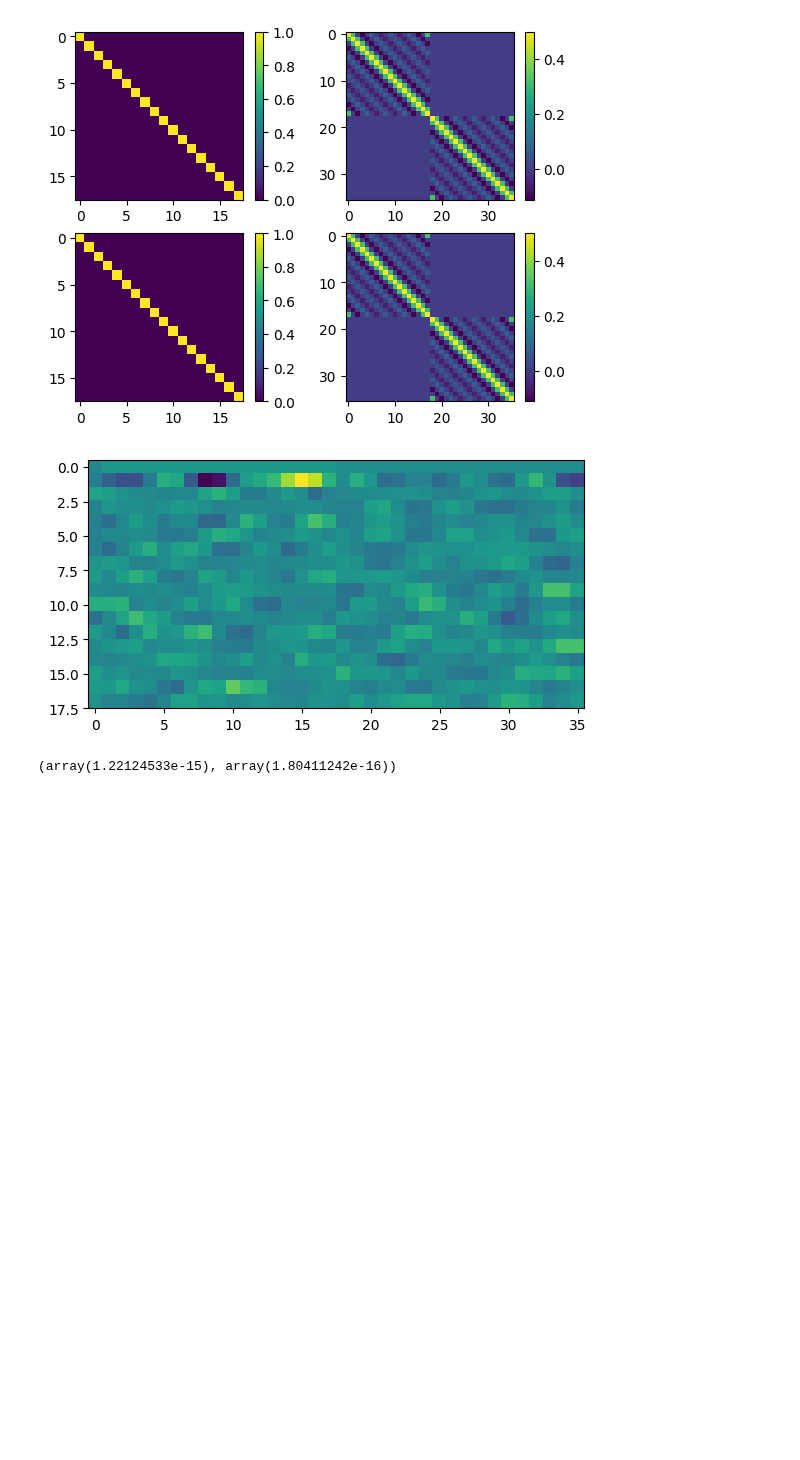
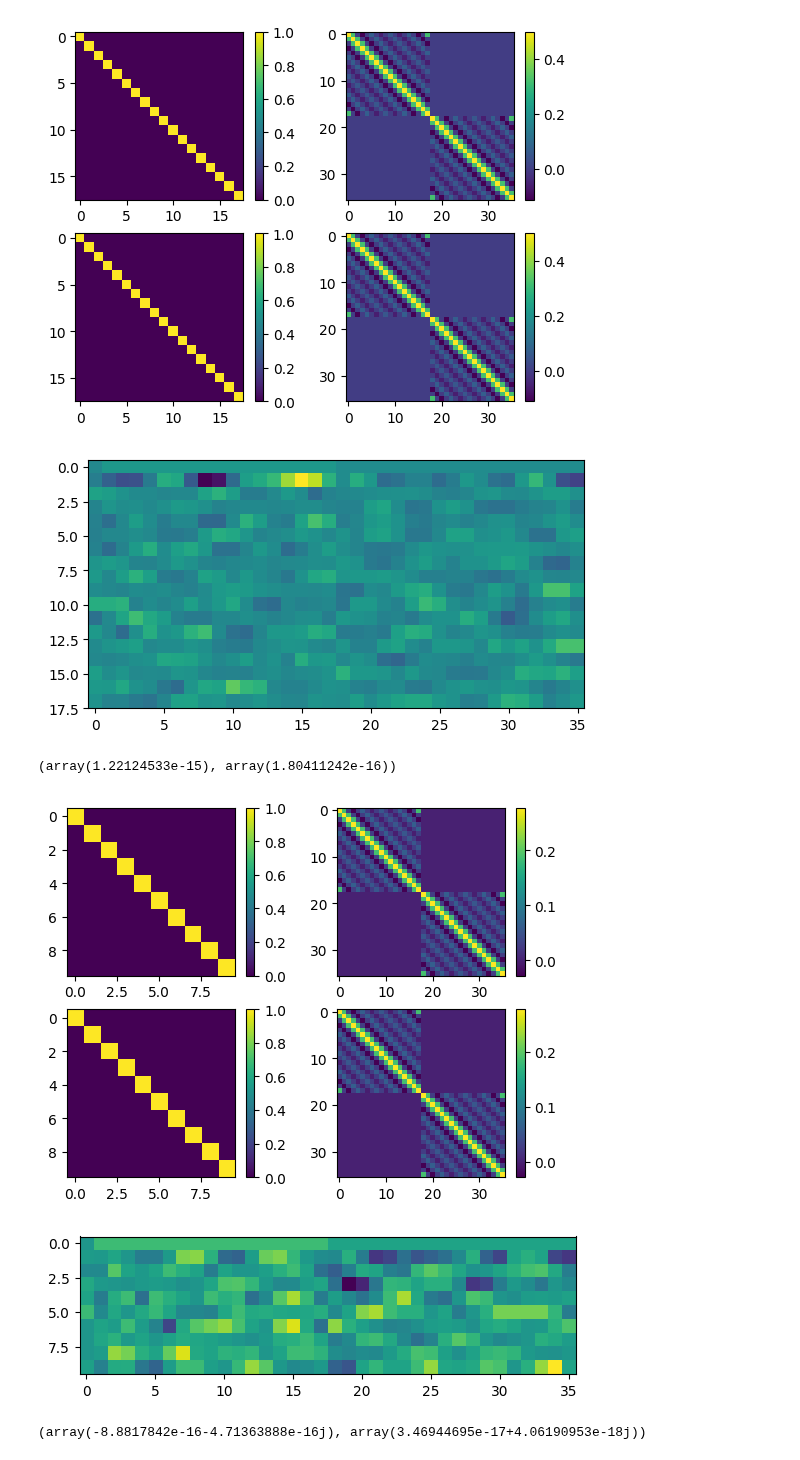
Before and after one commit to schilln/harmonic_balance_python, a Jupyter notebook: test.ipynb, the cells around one changed output. Drawn from its saved outputs; the diff is of its cells as text; code cells hidden in the pictures; blank space fills up the shorter version.

```diff
--- a/test.ipynb
+++ b/test.ipynb
@@ -191,3 +191,81 @@ def abs_max(a, axis=None):
 [figure]
 [figure]
 (array(1.22124533e-15), array(1.80411242e-16))
+# %%
+N = 18
+
+
+def get_tls(omega, N):
+    return 2 * np.pi * np.arange(N) / N / omega
+
+
+def get_samples(omega, N, k):
+    tls = get_tls(omega, N)
+    return np.exp(1j * k * omega * tls)
+
+
+def get_all_samples(omega, NH, N):
+    return [np.ones(N)] + [get_samples(omega, N, k) for k in range(1, NH + 1)]
+
+
+def get_gamma_samples(omega, NH, N):
+    return get_all_samples(omega, NH, N)
+
+
+def get_inv_gamma_samples(omega, NH, N):
+    return [1 / N * samples.conj() for samples in get_all_samples(omega, NH, N)]
+
+
+def col(n, samples):
+    # Taking the transpose is equivalent to transposing `samples` since the
+    # identity is symmetric.
+    return np.kron(np.eye(n), samples).T
+
+
+def row(n, samples):
+    return np.kron(np.eye(n), samples)
+
+
+def get_gamma(n, NH, N):
+    return np.concat(
+        [col(n, samples) for samples in get_gamma_samples(omega, NH, N)], axis=1
+    )
+
+
+def get_inv_gamma(n, NH, N):
+    return np.concat(
+        [row(n, samples) for samples in get_inv_gamma_samples(omega, NH, N)],
+        axis=0,
+    )
+
+
+gamma = get_gamma(n, NH, N)
+inv_gamma = get_inv_gamma(n, NH, N)
+
+fig, axs = plt.subplots(2, 2)
+images = list()
+images.append(axs[0, 0].imshow((np.linalg.pinv(gamma) @ gamma).real))
+images.append(axs[0, 1].imshow((gamma @ np.linalg.pinv(gamma)).real))
+images.append(axs[1, 0].imshow((inv_gamma @ gamma).real))
+images.append(axs[1, 1].imshow((gamma @ inv_gamma).real))
+[fig.colorbar(image) for image in images]
+plt.show()
+
+plt.imshow((inv_gamma - np.linalg.pinv(gamma)).real)
+plt.show()
+
+
+def abs_max(a, axis=None):
+    a_max = np.max(a, axis=axis)
+    a_min = np.min(a, axis=axis)
+    return np.where(-a_min > a_max, a_min, a_max)
+
+
+(
+    abs_max(gamma @ inv_gamma @ gamma - gamma),
+    abs_max(inv_gamma @ gamma @ inv_gamma - inv_gamma),
+)
+# %% [output]
+[figure, added]
+[figure, added]
+(array(-8.8817842e-16-4.71363888e-16j), array(3.46944695e-17+4.06190953e-18j))
```
